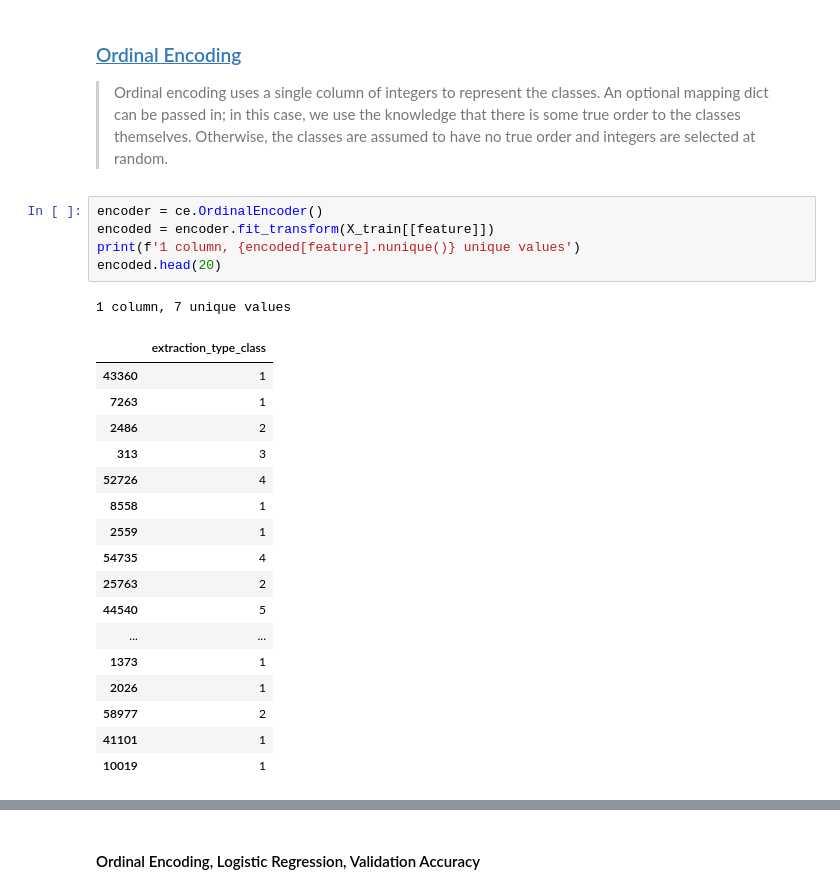
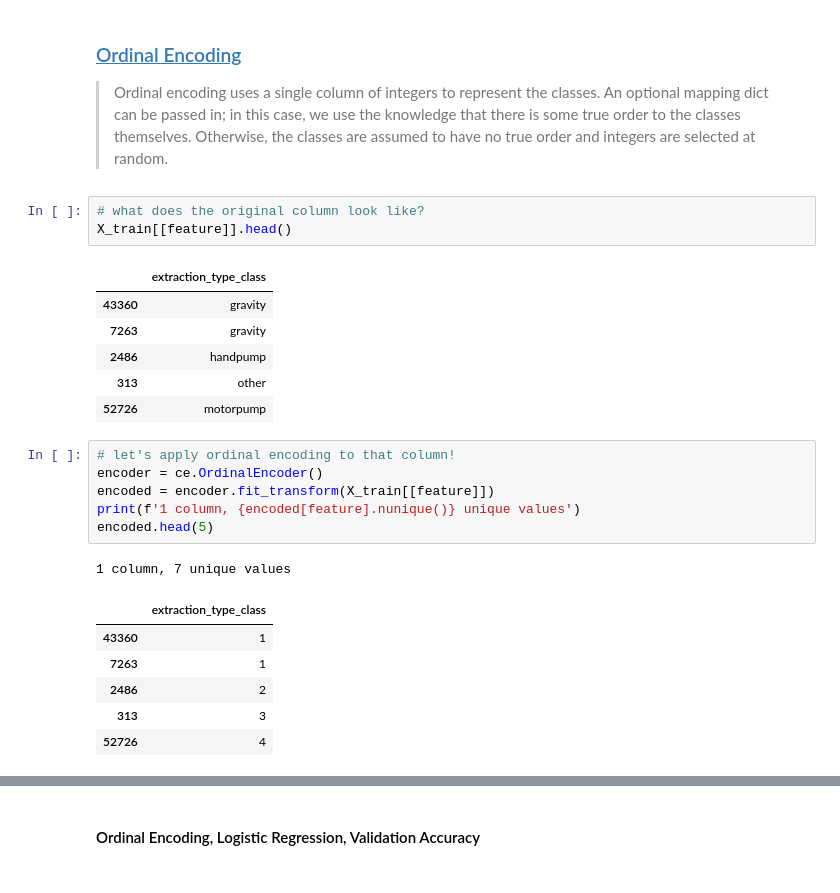
Before and after one commit to austinlasseter/DS-Unit-2-Kaggle-Challenge, a Jupyter notebook: module2-random-forests/222_responses.ipynb, the cells around one changed output, grey strips where cells are left out. Drawn from its saved outputs; the diff is of its cells as text.

```diff
--- a/module2-random-forests/222_responses.ipynb
+++ b/module2-random-forests/222_responses.ipynb
@@ -570,27 +571,27 @@ Pipeline(memory=None,
 ### [Ordinal Encoding](http://contrib.scikit-learn.org/categorical-encoding/ordinal.html)
 
 > Ordinal encoding uses a single column of integers to represent the classes. An optional mapping dict can be passed in; in this case, we use the knowledge that there is some true order to the classes themselves. Otherwise, the classes are assumed to have no true order and integers are selected at random.
+# %%
+# what does the original column look like?
+X_train[[feature]].head()
+# %% [output]
+|  | extraction_type_class |
+| 43360 | gravity |
+| 7263 | gravity |
+| 2486 | handpump |
+| 313 | other |
+| 52726 | motorpump |
 # %%
+# let's apply ordinal encoding to that column!
 encoder = ce.OrdinalEncoder()
 encoded = encoder.fit_transform(X_train[[feature]])
 print(f'1 column, {encoded[feature].nunique()} unique values')
-encoded.head(20)
+encoded.head(5)
 # %% [output]
 1 column, 7 unique values
 |  | extraction_type_class |
 | 43360 | 1 |
 | 7263 | 1 |
 | 2486 | 2 |
 | 313 | 3 |
 | 52726 | 4 |
-| 8558 | 1 |
-| 2559 | 1 |
-| 54735 | 4 |
-| 25763 | 2 |
-| 44540 | 5 |
-| ... | ... |
-| 1373 | 1 |
-| 2026 | 1 |
-| 58977 | 2 |
-| 41101 | 1 |
-| 10019 | 1 |
```
Also changed, not shown: parts of 3 cells of this notebook.
